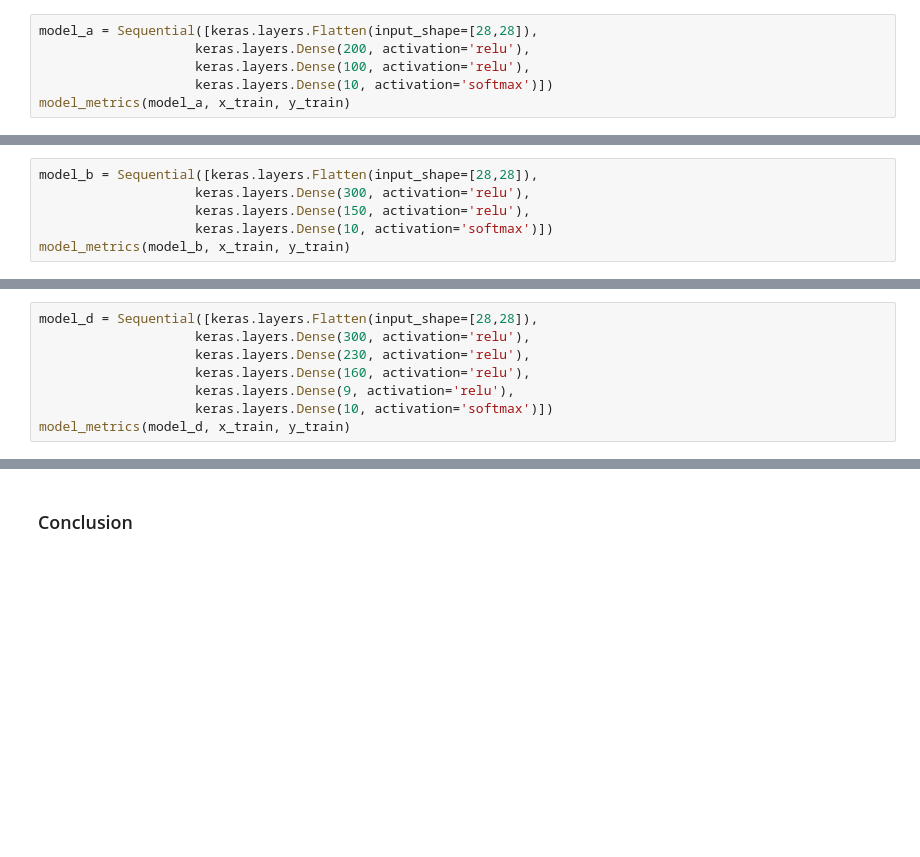
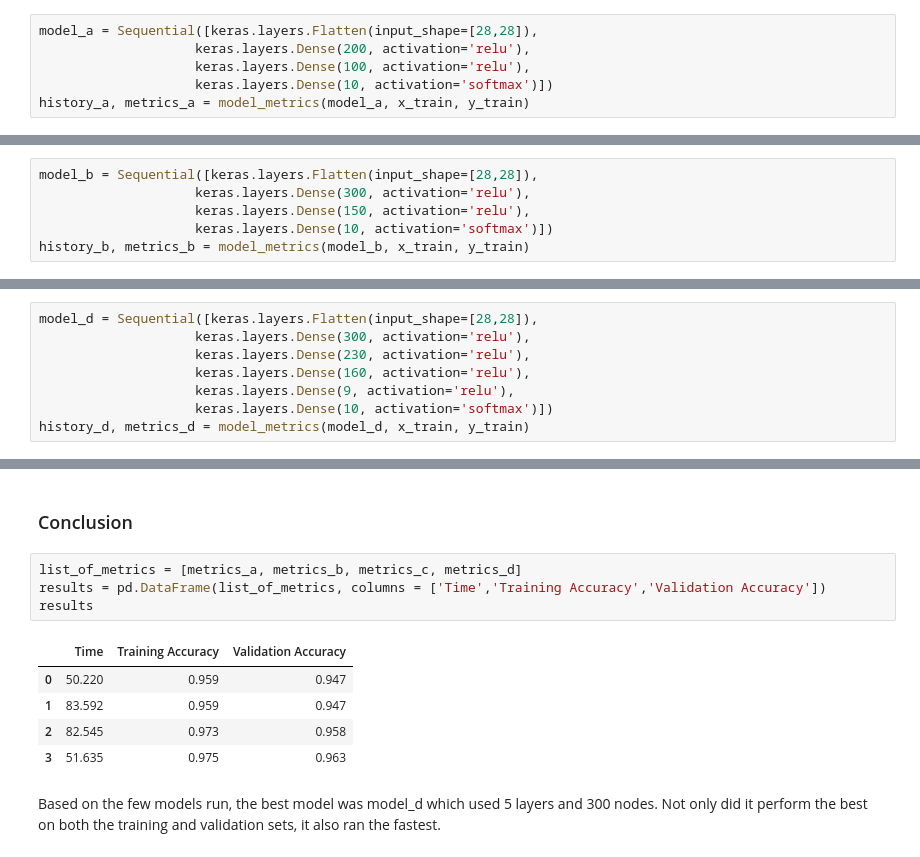
Before and after one commit to erinmcmahon26/MNIST-Digit-Recognizer, a Jupyter notebook: Digit_Recognizer_NN.ipynb, the cells around one changed output, grey strips where cells are left out. Saved outputs shown, nothing was run; the diff lists cells and outputs as text; blank space fills up the shorter version.

```diff
--- a/Digit_Recognizer_NN.ipynb
+++ b/Digit_Recognizer_NN.ipynb
@@ -224,6 +231,6 @@ model_a = Sequential([keras.layers.Flatten(input_shape=[28,28]),
                     keras.layers.Dense(200, activation='relu'),
                     keras.layers.Dense(100, activation='relu'),
                     keras.layers.Dense(10, activation='softmax')])
-model_metrics(model_a, x_train, y_train)
+history_a, metrics_a = model_metrics(model_a, x_train, y_train)
 # %% [output]
 Epoch 1/10
@@ -259,6 +265,6 @@ model_b = Sequential([keras.layers.Flatten(input_shape=[28,28]),
                     keras.layers.Dense(300, activation='relu'),
                     keras.layers.Dense(150, activation='relu'),
                     keras.layers.Dense(10, activation='softmax')])
-model_metrics(model_b, x_train, y_train)
+history_b, metrics_b = model_metrics(model_b, x_train, y_train)
 # %% [output]
 Epoch 1/10
@@ -333,6 +337,6 @@ model_d = Sequential([keras.layers.Flatten(input_shape=[28,28]),
                     keras.layers.Dense(160, activation='relu'),
                     keras.layers.Dense(9, activation='relu'),
                     keras.layers.Dense(10, activation='softmax')])
-model_metrics(model_d, x_train, y_train)
+history_d, metrics_d = model_metrics(model_d, x_train, y_train)
 # %% [output]
 Epoch 1/10
@@ -364,2 +367,14 @@ cm_matrix(model_d, x_valid, y_valid)
 # %% [markdown]
 ### Conclusion
+# %%
+list_of_metrics = [metrics_a, metrics_b, metrics_c, metrics_d]
+results = pd.DataFrame(list_of_metrics, columns = ['Time','Training Accuracy','Validation Accuracy'])
+results
+# %% [output]
+|  | Time | Training Accuracy | Validation Accuracy |
+| 0 | 50.220 | 0.959 | 0.947 |
+| 1 | 83.592 | 0.959 | 0.947 |
+| 2 | 82.545 | 0.973 | 0.958 |
+| 3 | 51.635 | 0.975 | 0.963 |
+# %% [markdown]
+Based on the few models run, the best model was model_d which used 5 layers and 300 nodes. Not only did it perform the best on both the training and validation sets, it also ran the fastest.
```
Also changed, not shown: parts of 18 cells of this notebook.
